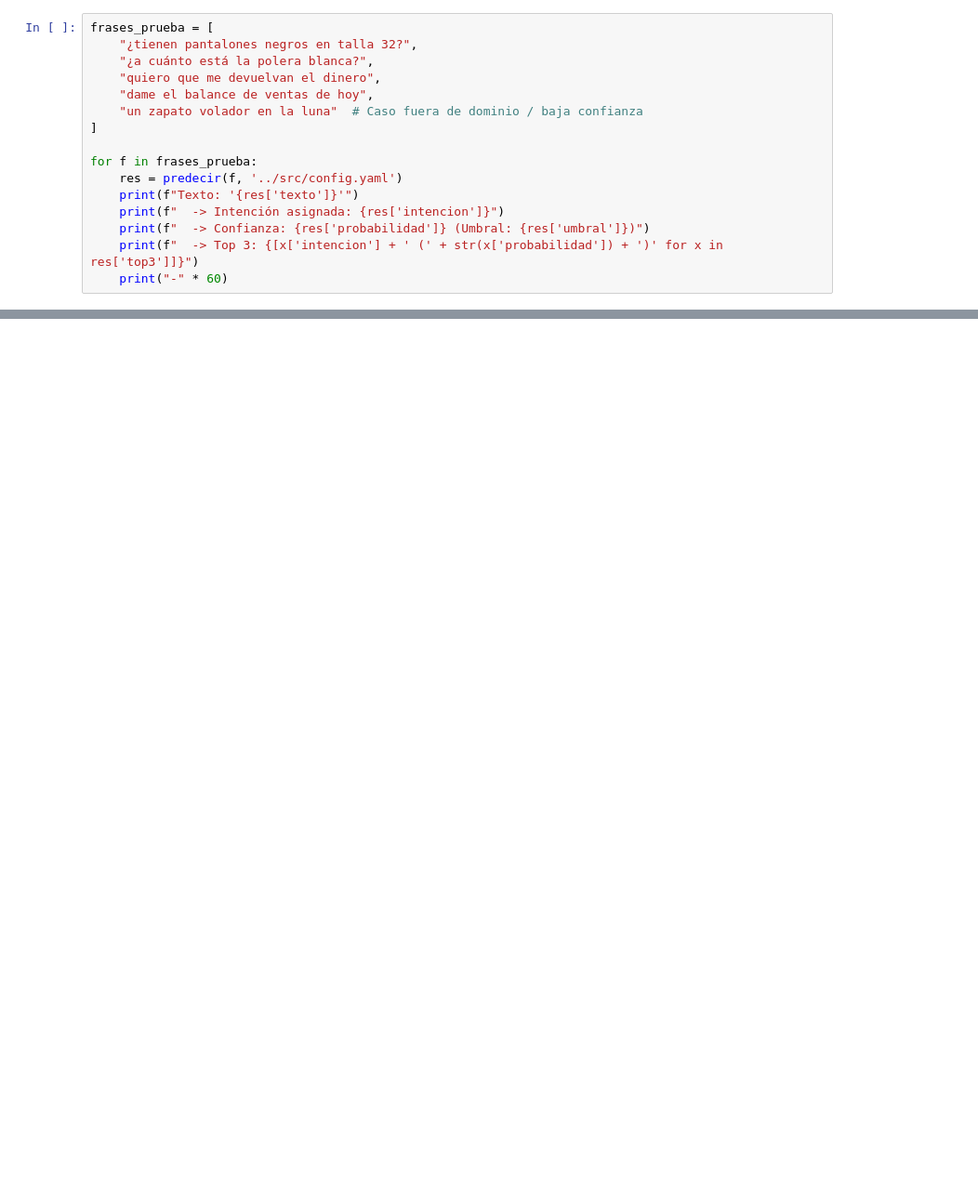
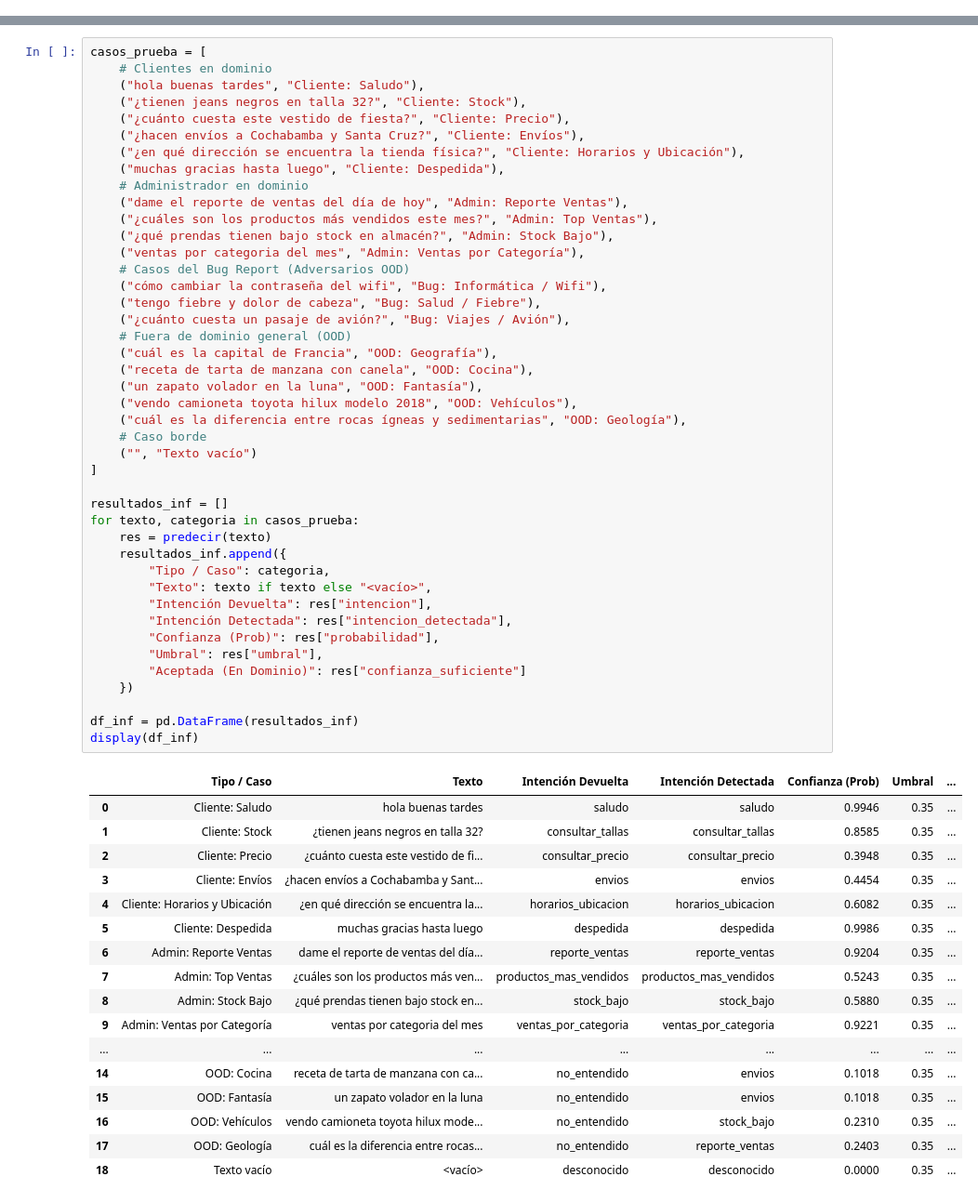
Before and after one commit to jleonelf/Proyecto_Topicos, a Jupyter notebook: notebooks/03_modelos.ipynb, the cells around one changed output, grey strips where cells are left out. Shown at 93% size. Drawn from its saved outputs; the diff is of its cells as text; blank space fills up the shorter version.

```diff
--- a/notebooks/03_modelos.ipynb
+++ b/notebooks/03_modelos.ipynb
@@ -83,16 +237,0 @@ Identificamos casos donde el modelo duda o falla, analizando la probabilidad asi
-# %%
-frases_prueba = [
-    "¿tienen pantalones negros en talla 32?",
-    "¿a cuánto está la polera blanca?",
-    "quiero que me devuelvan el dinero",
-    "dame el balance de ventas de hoy",
-    "un zapato volador en la luna"  # Caso fuera de dominio / baja confianza
-]
-
-for f in frases_prueba:
-    res = predecir(f, '../src/config.yaml')
-    print(f"Texto: '{res['texto']}'")
-    print(f"  -> Intención asignada: {res['intencion']}")
-    print(f"  -> Confianza: {res['probabilidad']} (Umbral: {res['umbral']})")
-    print(f"  -> Top 3: {[x['intencion'] + ' (' + str(x['probabilidad']) + ')' for x in res['top3']]}")
-    print("-" * 60)
@@ -103,0 +397,61 @@ for f in frases_prueba:
+# %%
+casos_prueba = [
+    # Clientes en dominio
+    ("hola buenas tardes", "Cliente: Saludo"),
+    ("¿tienen jeans negros en talla 32?", "Cliente: Stock"),
+    ("¿cuánto cuesta este vestido de fiesta?", "Cliente: Precio"),
+    ("¿hacen envíos a Cochabamba y Santa Cruz?", "Cliente: Envíos"),
+    ("¿en qué dirección se encuentra la tienda física?", "Cliente: Horarios y Ubicación"),
+    ("muchas gracias hasta luego", "Cliente: Despedida"),
+    # Administrador en dominio
+    ("dame el reporte de ventas del día de hoy", "Admin: Reporte Ventas"),
+    ("¿cuáles son los productos más vendidos este mes?", "Admin: Top Ventas"),
+    ("¿qué prendas tienen bajo stock en almacén?", "Admin: Stock Bajo"),
+    ("ventas por categoria del mes", "Admin: Ventas por Categoría"),
+    # Casos del Bug Report (Adversarios OOD)
+    ("cómo cambiar la contraseña del wifi", "Bug: Informática / Wifi"),
+    ("tengo fiebre y dolor de cabeza", "Bug: Salud / Fiebre"),
+    ("¿cuánto cuesta un pasaje de avión?", "Bug: Viajes / Avión"),
+    # Fuera de dominio general (OOD)
+    ("cuál es la capital de Francia", "OOD: Geografía"),
+    ("receta de tarta de manzana con canela", "OOD: Cocina"),
+    ("un zapato volador en la luna", "OOD: Fantasía"),
+    ("vendo camioneta toyota hilux modelo 2018", "OOD: Vehículos"),
+    ("cuál es la diferencia entre rocas ígneas y sedimentarias", "OOD: Geología"),
+    # Caso borde
+    ("", "Texto vacío")
+]
+
+resultados_inf = []
+for texto, categoria in casos_prueba:
+    res = predecir(texto)
+    resultados_inf.append({
+        "Tipo / Caso": categoria,
+        "Texto": texto if texto else "<vacío>",
+        "Intención Devuelta": res["intencion"],
+        "Intención Detectada": res["intencion_detectada"],
+        "Confianza (Prob)": res["probabilidad"],
+        "Umbral": res["umbral"],
+        "Aceptada (En Dominio)": res["confianza_suficiente"]
+    })
+
+df_inf = pd.DataFrame(resultados_inf)
+display(df_inf)
+# %% [output]
+|  | Tipo / Caso | Texto | Intención Devuelta | Intención Detectada | Confianza (Prob) | Umbral | ... |
+| 0 | Cliente: Saludo | hola buenas tardes | saludo | saludo | 0.9946 | 0.35 | ... |
+| 1 | Cliente: Stock | ¿tienen jeans negros en talla 32? | consultar_tallas | consultar_tallas | 0.8585 | 0.35 | ... |
+| 2 | Cliente: Precio | ¿cuánto cuesta este vestido de fi... | consultar_precio | consultar_precio | 0.3948 | 0.35 | ... |
+| 3 | Cliente: Envíos | ¿hacen envíos a Cochabamba y Sant... | envios | envios | 0.4454 | 0.35 | ... |
+| 4 | Cliente: Horarios y Ubicación | ¿en qué dirección se encuentra la... | horarios_ubicacion | horarios_ubicacion | 0.6082 | 0.35 | ... |
+| 5 | Cliente: Despedida | muchas gracias hasta luego | despedida | despedida | 0.9986 | 0.35 | ... |
+| 6 | Admin: Reporte Ventas | dame el reporte de ventas del día... | reporte_ventas | reporte_ventas | 0.9204 | 0.35 | ... |
+| 7 | Admin: Top Ventas | ¿cuáles son los productos más ven... | productos_mas_vendidos | productos_mas_vendidos | 0.5243 | 0.35 | ... |
+| 8 | Admin: Stock Bajo | ¿qué prendas tienen bajo stock en... | stock_bajo | stock_bajo | 0.5880 | 0.35 | ... |
+| 9 | Admin: Ventas por Categoría | ventas por categoria del mes | ventas_por_categoria | ventas_por_categoria | 0.9221 | 0.35 | ... |
+| ... | ... | ... | ... | ... | ... | ... | ... |
+| 14 | OOD: Cocina | receta de tarta de manzana con ca... | no_entendido | envios | 0.1018 | 0.35 | ... |
+| 15 | OOD: Fantasía | un zapato volador en la luna | no_entendido | envios | 0.1018 | 0.35 | ... |
+| 16 | OOD: Vehículos | vendo camioneta toyota hilux mode... | no_entendido | stock_bajo | 0.2310 | 0.35 | ... |
+| 17 | OOD: Geología | cuál es la diferencia entre rocas... | no_entendido | reporte_ventas | 0.2403 | 0.35 | ... |
+| 18 | Texto vacío | <vacío> | desconocido | desconocido | 0.0000 | 0.35 | ... |
```
Also changed, not shown: parts of 25 cells of this notebook, 3 other files.
